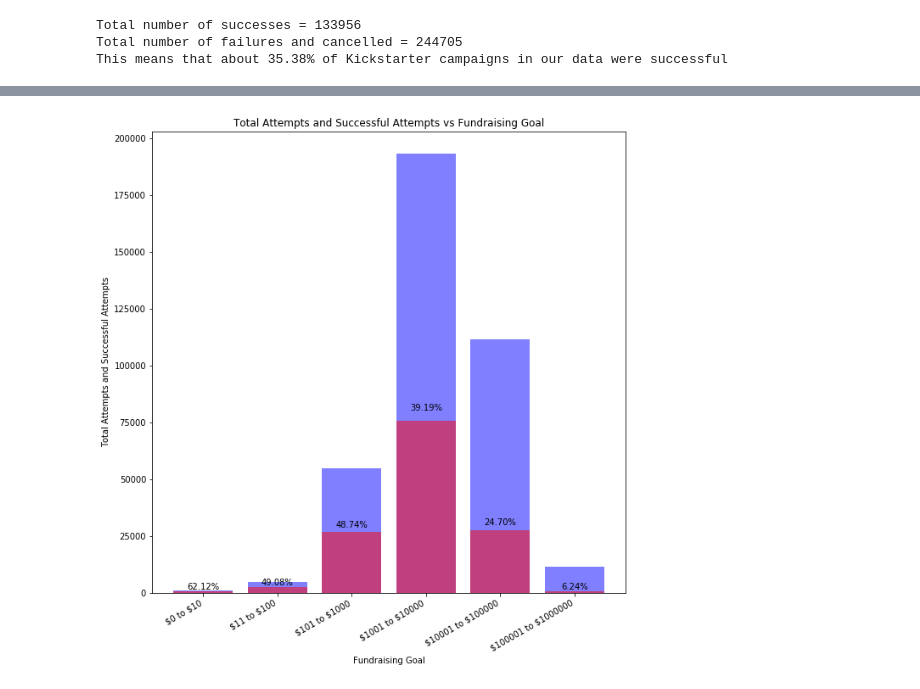
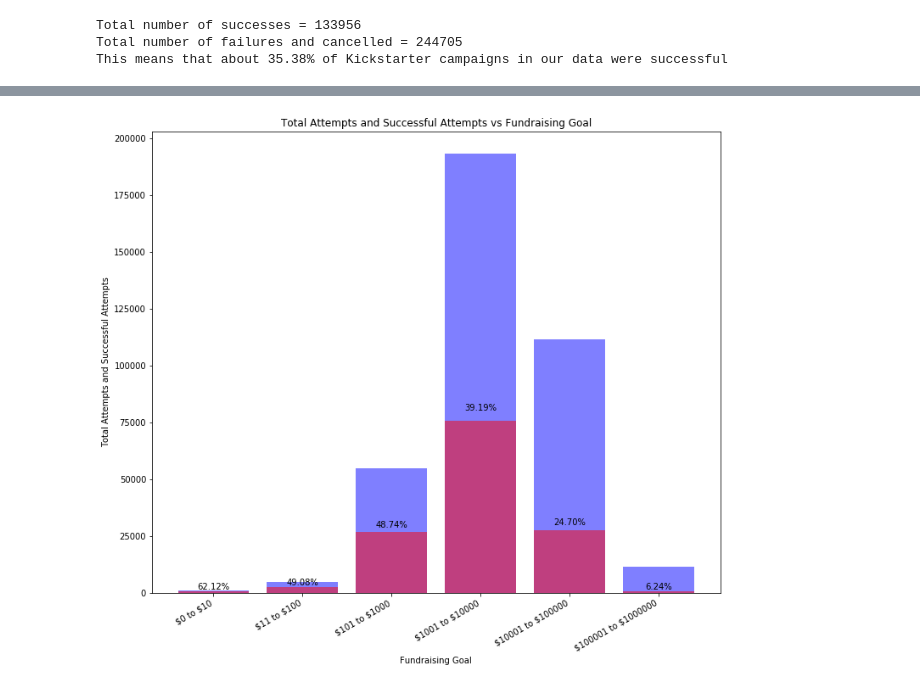
Before and after one commit to ibeckermayer/DockerHackathon, a Jupyter notebook: Hackathon Demo.ipynb, the cells around one changed output, grey strips where cells are left out. Saved outputs shown, nothing was run; the diff lists cells and outputs as text; code cells hidden in the pictures.

```diff
--- a/Hackathon Demo.ipynb
+++ b/Hackathon Demo.ipynb
@@ -133,30 +133,30 @@ Those are some pretty good success perentages. About 50% of projects from the \$
 # %%
 def label_rects(ax, rects, labs):
     i = 0
     for rect in rects:
         height = rect.get_height()
         ax.text(rect.get_x() + rect.get_width()/2., 1.05*height,
                 labs[i], ha='center', va='bottom')
         i+=1
 
 fig3, ax3 = plt.subplots()
 att_in_range = np.array([get_att_in_range(df, br[0], br[1]) for br in bin_ranges])
 succ_in_range = np.array([get_succ_in_range(df, br[0], br[1]) for br in bin_ranges])
 ax3.bar(np.arange(1,7), att_in_range, color='b', alpha=0.5)
 rects = ax3.bar(np.arange(1,7), succ_in_range, color='r', alpha=0.5)
 x_labs = ["\$"+ str(br[0]) + " to \$" +str(br[1]) for br in bin_ranges]
 bar_labs = ["{:.2f}".format(perc) + "%" for perc in percent_succ_in_range]
 ax3.set_xticks(np.arange(1,7))
 ax3.set_xticklabels(x_labs, rotation=30, ha='right')
 ax3.set_xlabel('Fundraising Goal')
 ax3.set_ylabel('Total Attempts and Successful Attempts')
 ax3.set_title('Total Attempts and Successful Attempts vs Fundraising Goal')
 label_rects(ax3, rects, bar_labs)
 fig3.set_figheight(10)
-fig3.set_figwidth(10)
+fig3.set_figwidth(12)
 plt.show(block=False)
 # %% [output]
-[figure, old version]
+[figure, new version]
 # %%
 def get_df_att_in_range(df, lower, upper):
     return df[df['usd_goal_real'].between(lower, upper, inclusive=True)]
```
Also changed, not shown: parts of 20 cells of this notebook.
